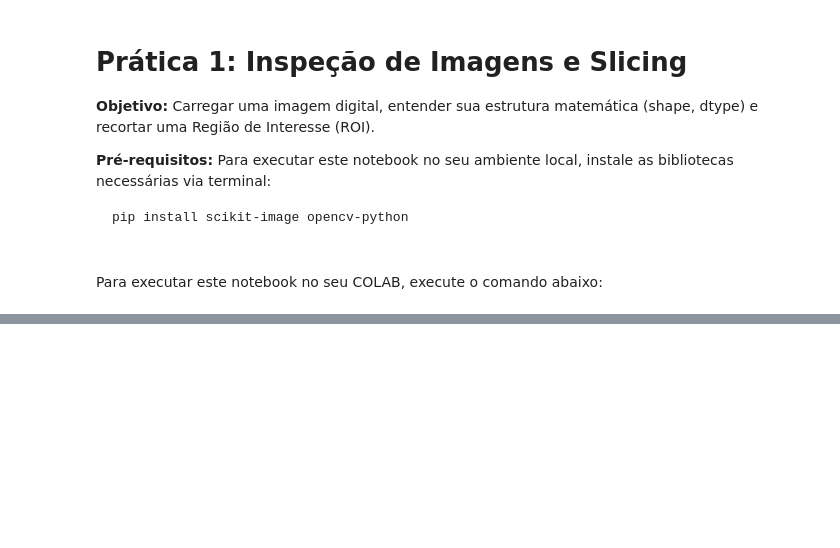
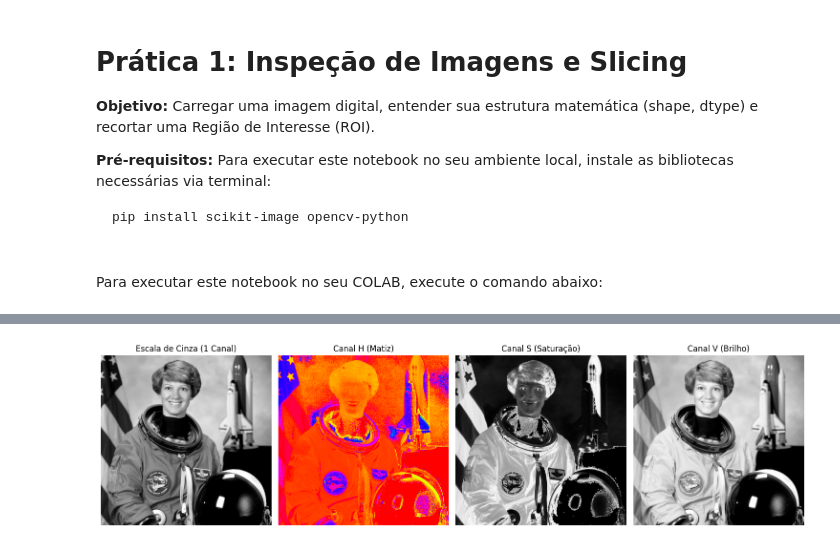
Before and after one commit to maborbaa/Capacitacao_VC_iRede, a Jupyter notebook: notebooks/01_inspecao_slicing.ipynb, the cells around one changed output, grey strips where cells are left out. Cells and saved outputs as stored; diff of their text form; code cells hidden in the pictures; blank space fills up the shorter version.

Commit message:
feat: Pratica 3 - Conversoes Gray e HSV

```diff
--- a/notebooks/01_inspecao_slicing.ipynb
+++ b/notebooks/01_inspecao_slicing.ipynb
@@ -18,0 +63,37 @@ from skimage.data import astronaut
+# %%
+from skimage.color import rgb2gray, rgb2hsv
+
+# 1. Convertendo para Escala de Cinza (1 canal)
+imagem_cinza = rgb2gray(imagem)
+
+# 2. Convertendo para HSV e isolando os canais
+imagem_hsv = rgb2hsv(imagem)
+
+canal_h = imagem_hsv[:, :, 0] # H (Hue / Matiz) -> O tipo da cor
+canal_s = imagem_hsv[:, :, 1] # S (Saturation / Saturação) -> A pureza da cor
+canal_v = imagem_hsv[:, :, 2] # V (Value / Brilho) -> A intensidade da luz
+
+# 3. Exibindo os resultados
+fig, axes = plt.subplots(1, 4, figsize=(15, 5))
+
+axes[0].imshow(imagem_cinza, cmap='gray')
+axes[0].set_title("Escala de Cinza (1 Canal)")
+axes[0].axis('off')
+
+# Usamos cmap='hsv' para visualizar a roda de cores real no Matiz
+axes[1].imshow(canal_h, cmap='hsv')
+axes[1].set_title("Canal H (Matiz)")
+axes[1].axis('off')
+
+axes[2].imshow(canal_s, cmap='gray')
+axes[2].set_title("Canal S (Saturação)")
+axes[2].axis('off')
+
+axes[3].imshow(canal_v, cmap='gray')
+axes[3].set_title("Canal V (Brilho)")
+axes[3].axis('off')
+
+plt.tight_layout()
+plt.show()
+# %% [output]
+[figure, added]
```
Also changed, not shown: parts of 4 cells of this notebook.
